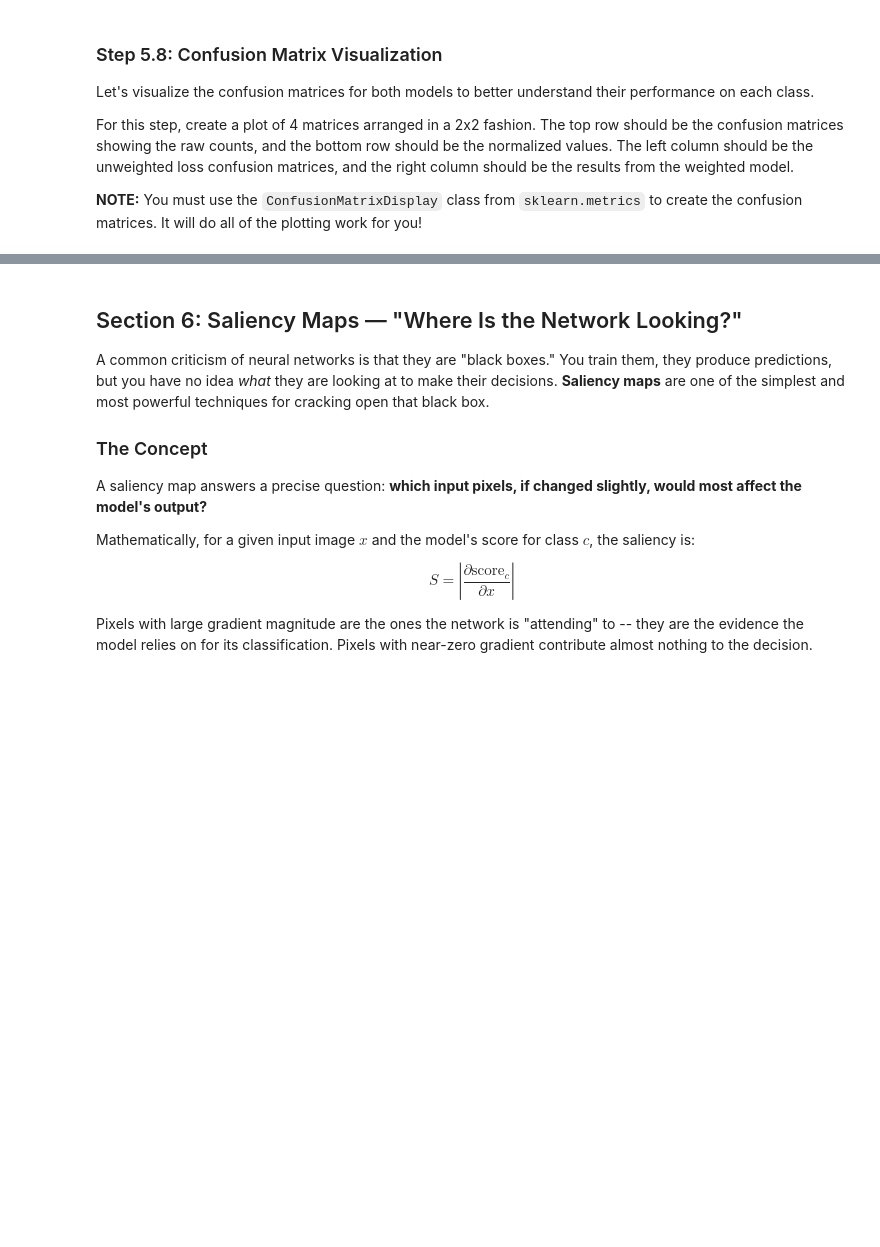
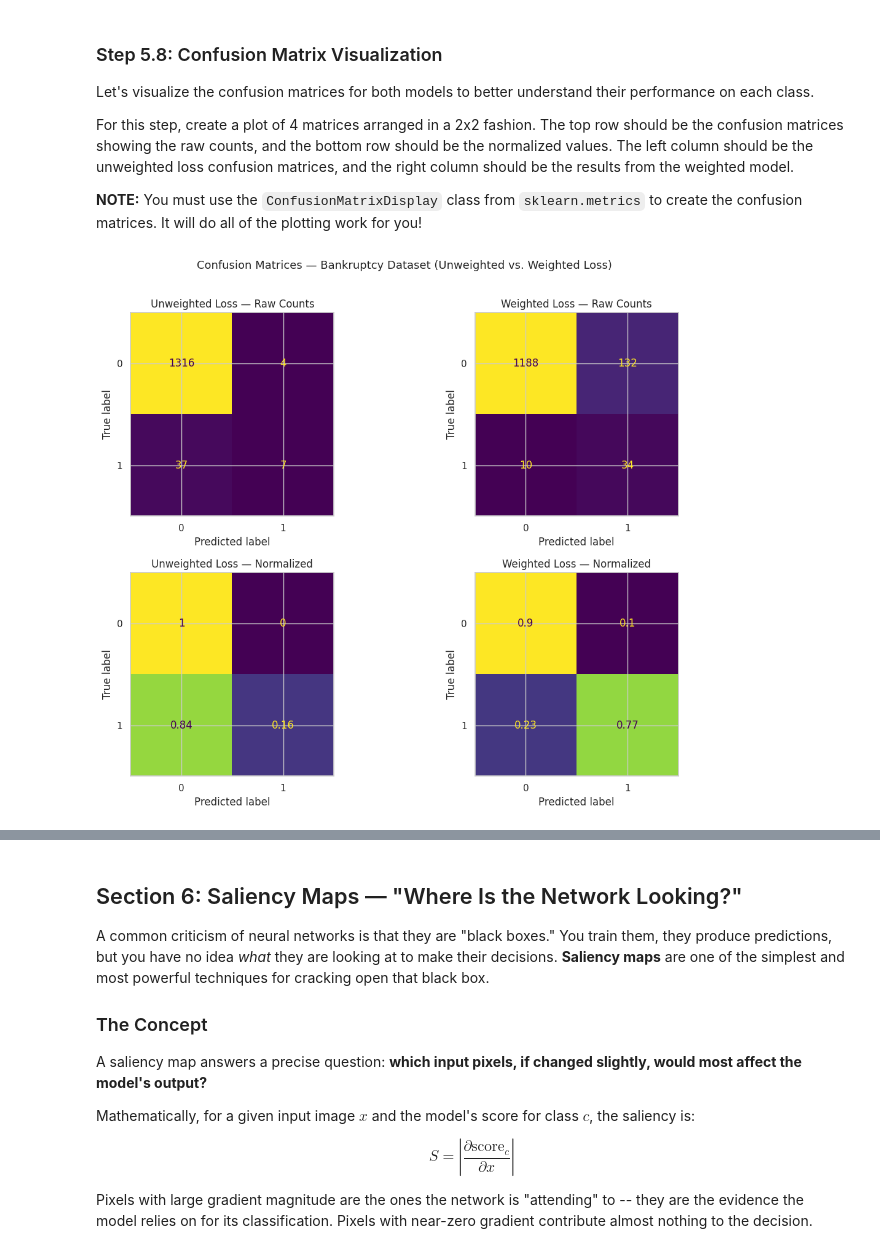
Before and after one commit to changminbark/Lantern, a Jupyter notebook: notebooks/07-Deep-Architecture.ipynb, the cells around one changed output, grey strips where cells are left out. Cells and saved outputs as stored; diff of their text form; code cells hidden in the pictures; blank space fills up the shorter version.

```diff
--- a/notebooks/07-Deep-Architecture.ipynb
+++ b/notebooks/07-Deep-Architecture.ipynb
@@ -1836,7 +2030,7 @@ def compute_confusion_matrix(model, data_loader, device):
 # %% [markdown]
 Copy this function over to `utils.py` once you get it working.
 # %%
-# TODO: Use the compute_confusion_matrix function on the unweighted model with the validation data loader
-???
+# DONE: Use the compute_confusion_matrix function on the unweighted model with the validation data loader
+cm_unweighted, all_preds_unweighted, all_labels_unweighted = compute_confusion_matrix(model_unweighted, imb_val_loader, accel_device)
 # %% [markdown]
 Once you've completed your sweep, figure out which one is best. Use the `wandb.Api()` object to find your sweep and retrieve the configuration settings for the best run. (It's actually pretty easy to do!) Then, build your TrainerConfig and ModelConfig based on those. Rerun once and generate a confusion matrix for it using scikit-learn's `ConfusionMatrixDisplay` function that you used above.
@@ -1843,5 +2187,11 @@ Once you've completed your sweep, figure out which one is best. Use the `wandb.A
 # %%
-# TODO: Retrieve the best run from your sweep
+# Retrieve the best run from your sweep
 api = wandb.Api()
 
-???
+sweep = api.sweep(f"{entity}/csci357-hw07-imbalance/{sweep_id}")
+best_run = sweep.best_run()
+
+print("Best run ID:", best_run.id)
+print("Best run name:", best_run.name)
+print("Best val_f1:", best_run.summary["val_f1"])
+print("Best config:", best_run.config)
@@ -1854,16 +2263,16 @@ api = wandb.Api()
 # %%
-# TODO: Use compute_confusion_matrix on the weighted model with the validation data loader
-???
+# DONE: Use compute_confusion_matrix on the weighted model with the validation data loader
+cm_weighted, all_preds_weighted, all_labels_weighted = compute_confusion_matrix(weighted_model, imb_val_loader, accel_device)
 # %% [markdown]
 ### Step 5.7: Per-Class Metrics with scikit-learn's `classification_report`
 
 Use sklearn's `classification_report` for precision, recall, and F1 per class (and overall) for each model. Be sure to pass the `target_names` parameter that shows meaningful class names, thus not showing just class indices.
 # %%
-# TODO: Get the actual class names, not just indices, then pass to classification_report
-class_names = ???
+# DONE: Get the actual class names, not just indices, then pass to classification_report
+class_names = val_data_imb.target_names
 
 print("Unweighted Loss — Per-Class Metrics")
-print(classification_report(???, ???, target_names=class_names))
+print(classification_report(all_labels_unweighted, all_preds_unweighted, target_names=class_names))
 
 print("\nWeighted Loss — Per-Class Metrics")
-print(classification_report(???, ???, target_names=class_names))
+print(classification_report(all_labels_weighted, all_preds_weighted, target_names=class_names))
@@ -1877,17 +2307,32 @@ For this step, create a plot of 4 matrices arranged in a 2x2 fashion. The top ro
 # %%
 fig, axes = plt.subplots(2, 2, figsize=(12, 9))
 
-# TODO: Create the four types of confusion matrices in their appropriate positions
-???
+# DONE: Create the four types of confusion matrices in their appropriate positions
+# Unweighted — Raw Counts
+ConfusionMatrixDisplay(cm_unweighted, display_labels=class_names).plot(ax=axes[0, 0], colorbar=False)
+axes[0, 0].set_title("Unweighted Loss — Raw Counts")
 
+# Weighted — Raw Counts
+ConfusionMatrixDisplay(cm_weighted, display_labels=class_names).plot(ax=axes[0, 1], colorbar=False)
+axes[0, 1].set_title("Weighted Loss — Raw Counts")
 
+# Unweighted — Normalized
+unweighted_cm_norm = cm_unweighted / cm_unweighted.sum(axis=1, keepdims=True)
+ConfusionMatrixDisplay(unweighted_cm_norm.round(2), display_labels=class_names).plot(ax=axes[1, 0], colorbar=False)
+axes[1, 0].set_title("Unweighted Loss — Normalized")
 
+# Weighted — Normalized
+weighted_cm_norm = cm_weighted / cm_weighted.sum(axis=1, keepdims=True)
+ConfusionMatrixDisplay(weighted_cm_norm.round(2), display_labels=class_names).plot(ax=axes[1, 1], colorbar=False)
+axes[1, 1].set_title("Weighted Loss — Normalized")
 
 
 plt.suptitle("Confusion Matrices — Bankruptcy Dataset (Unweighted vs. Weighted Loss)",
              fontsize=13, y=1.01)
 plt.tight_layout()
 plt.show()
+# %% [output]
+[figure, added]
 # %%
 show_todo("Answer the confusion matrix analysis questions below")
 # %% [markdown]
```
Also changed, not shown: parts of 47 cells of this notebook, 9 other files.
